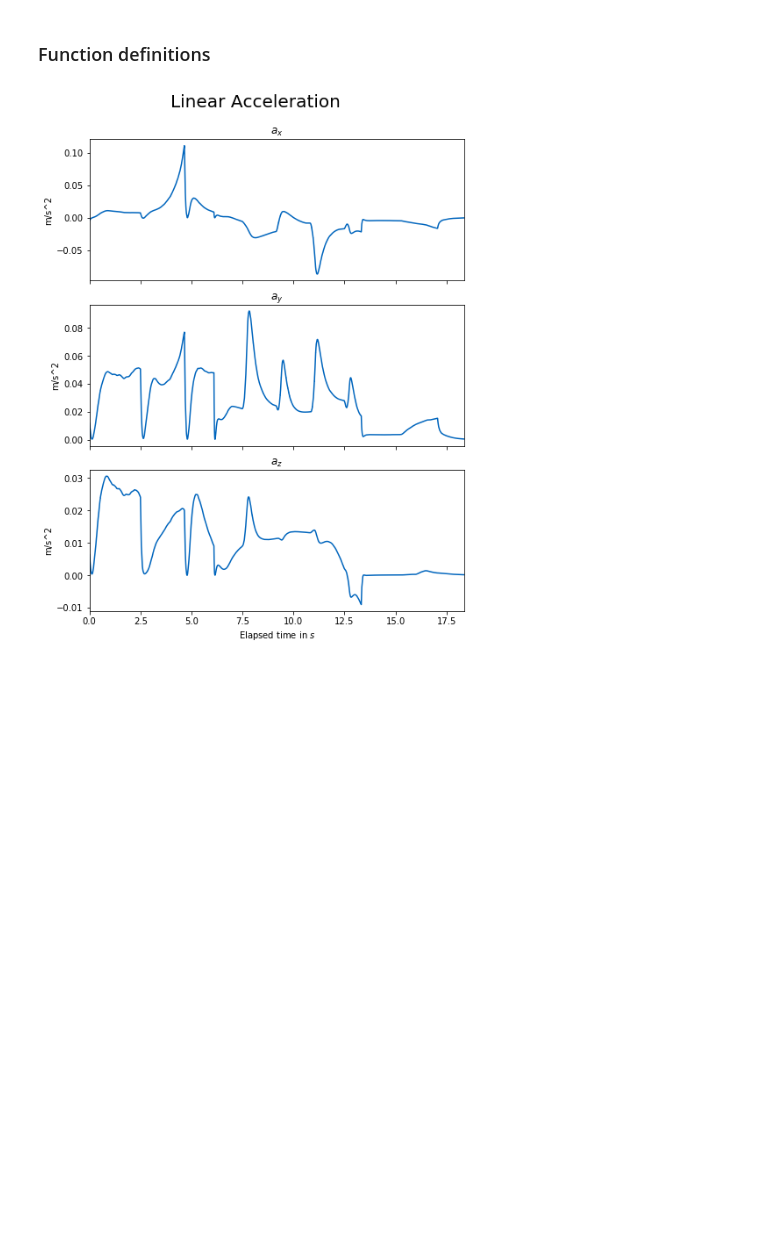
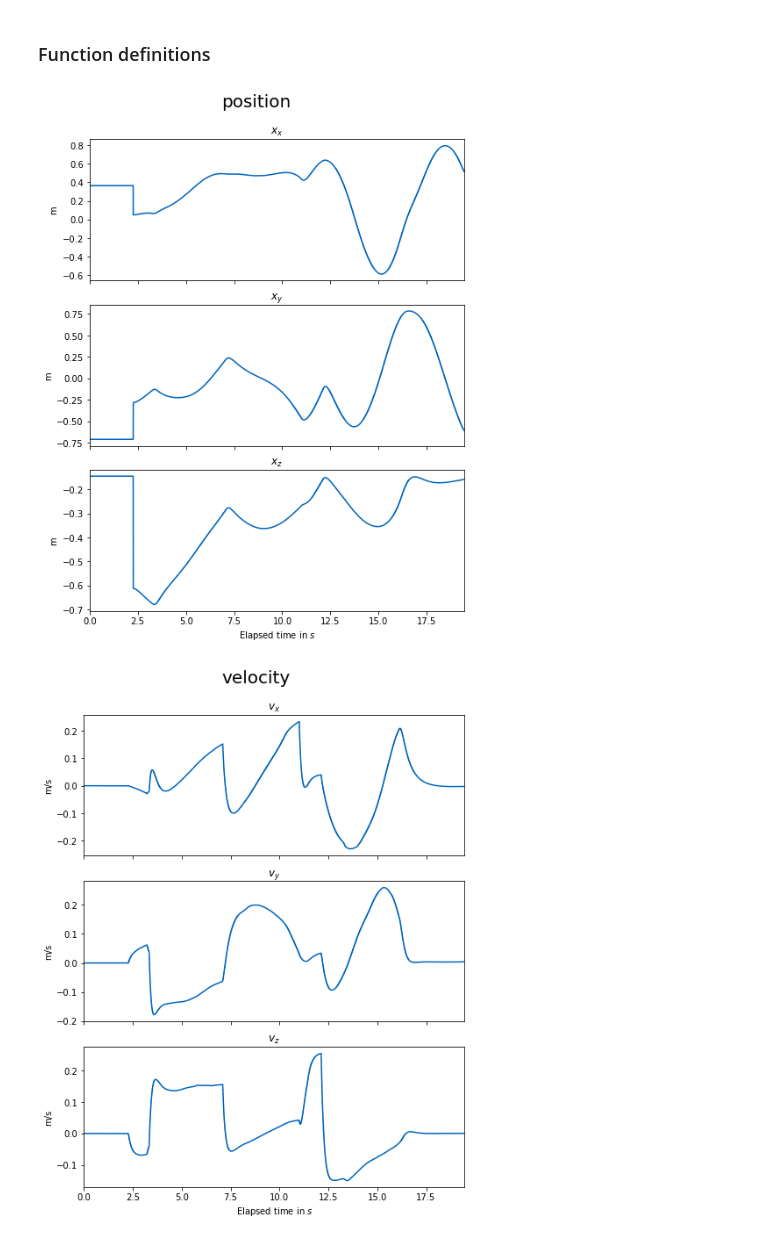
Before and after one commit to elenamck/inertial_parameter_application, a Jupyter notebook: data_collection/simulation/plotting_inertial_param_est.py.ipynb, the cells around one changed output. Saved outputs shown, nothing was run; the diff lists cells and outputs as text; code cells hidden in the pictures; blank space fills up the shorter version.

```diff
--- a/data_collection/simulation/plotting_inertial_param_est.py.ipynb
+++ b/data_collection/simulation/plotting_inertial_param_est.py.ipynb
@@ -110,4 +334,7 @@ def Plot_one_dim(time, data, ylabel, title):
 # %%
+Plot_three_dim(time, pos, 'm',"position", "$x$")
+Plot_three_dim(time, vel, 'm/s',"velocity", "$v$")
 Plot_three_dim(time, accel, 'm/s^2',"Linear Acceleration", "$a$")
 # %% [output]
-[figure, old version]
+[figure, new version]
+[figure, added]
```
Also changed, not shown: parts of 12 cells of this notebook, 2 other files.
